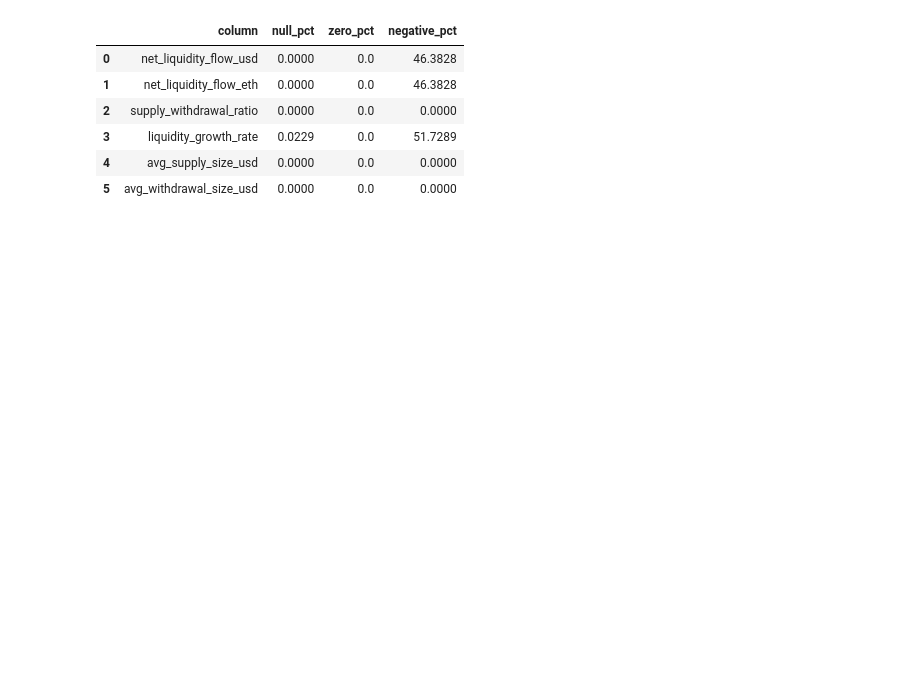
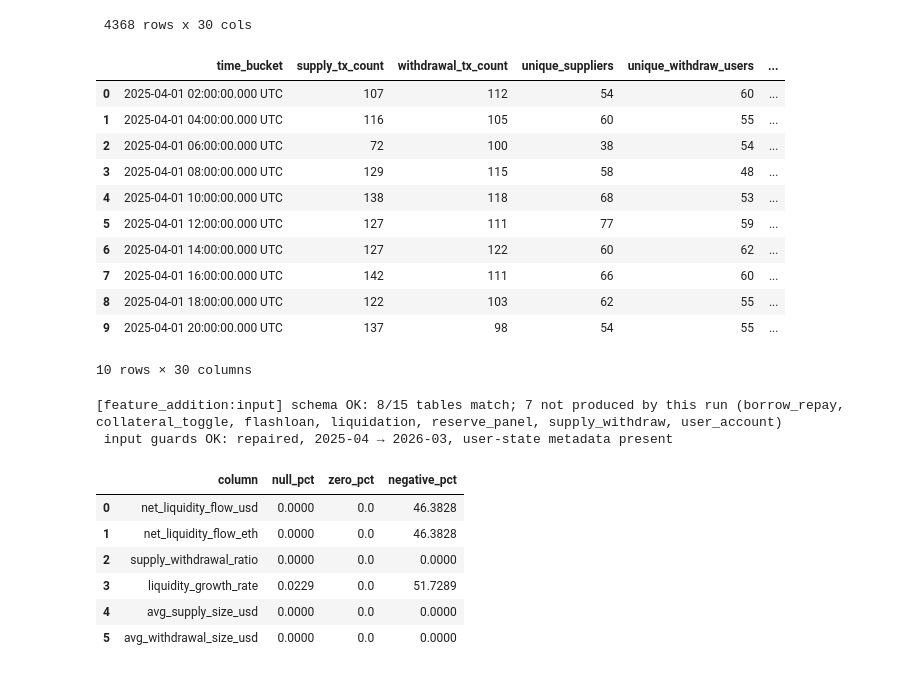
Before and after one commit to md-arham-ali/AAve_v3.1_Credit_risk_scoring, a Jupyter notebook: notebooks/feature_addition.ipynb, the cells around one changed output. Saved outputs shown, nothing was run; the diff lists cells and outputs as text; code cells hidden in the pictures; blank space fills up the shorter version.

```diff
--- a/notebooks/feature_addition.ipynb
+++ b/notebooks/feature_addition.ipynb
@@ -90,3 +67,59 @@ display(temp_stats[["column", "null_pct", "zero_pct", "negative_pct",]])
+# %%
+DF_common_1     = run.load("DF_common_1")       # asset-level (time_bucket, asset)
+DF_common_final = run.load("DF_common_final_1")   # protocol-level 2h series
+
+# separate sparse-family panels (2h as-is + 24h / 7d rollups) — kept apart from DF_common_*
+df_liq_2h  = run.load("df_liq_2h")
+df_liq_24h = run.load("df_liq_24h")
+df_liq_7d  = run.load("df_liq_7d")
+df_user_account_2h  = run.load("df_user_account_2h")
+df_user_account_24h = run.load("df_user_account_24h")
+df_user_account_7d  = run.load("df_user_account_7d")
+
+print(f" {DF_common_final.shape[0]} rows x {DF_common_final.shape[1]} cols")
+display(DF_common_final.head(PREVIEW_ROWS))
+# %% [output]
+ 4368 rows x 30 cols
+|  | time_bucket | supply_tx_count | withdrawal_tx_count | unique_suppliers | unique_withdraw_users | ... |
+| 0 | 2025-04-01 02:00:00.000 UTC | 107 | 112 | 54 | 60 | ... |
+| 1 | 2025-04-01 04:00:00.000 UTC | 116 | 105 | 60 | 55 | ... |
+| 2 | 2025-04-01 06:00:00.000 UTC | 72 | 100 | 38 | 54 | ... |
+| 3 | 2025-04-01 08:00:00.000 UTC | 129 | 115 | 58 | 48 | ... |
+| 4 | 2025-04-01 10:00:00.000 UTC | 138 | 118 | 68 | 53 | ... |
+| 5 | 2025-04-01 12:00:00.000 UTC | 127 | 111 | 77 | 59 | ... |
+| 6 | 2025-04-01 14:00:00.000 UTC | 127 | 122 | 60 | 62 | ... |
+| 7 | 2025-04-01 16:00:00.000 UTC | 142 | 111 | 66 | 60 | ... |
+| 8 | 2025-04-01 18:00:00.000 UTC | 122 | 103 | 62 | 55 | ... |
+| 9 | 2025-04-01 20:00:00.000 UTC | 137 | 98 | 54 | 55 | ... |
+10 rows × 30 columns
+# %%
+# ── input guards (ERR-15): refuse a stale / unrepaired / wrong-window transform export ──
+# Structure first: every frame must still have the columns transform.ipynb promised. This is
+# a separate process from the one that wrote them (papermill, own kernel, files read fresh
+# off disk), so it is a real boundary re-check, not the same in-memory guarantee replayed.
+sc.check_frames({
+    "DF_common_1": DF_common_1, "DF_common_final_1": DF_common_final,
+    "df_liq_2h": df_liq_2h, "df_liq_24h": df_liq_24h, "df_liq_7d": df_liq_7d,
+    "df_user_account_2h": df_user_account_2h,
+    "df_user_account_24h": df_user_account_24h, "df_user_account_7d": df_user_account_7d,
+}, TRANSFORM_SCHEMAS, stage="feature_addition:input")
+
+_event_cols = [c for c in DF_common_final.columns if c != "time_bucket"]
+assert DF_common_final[_event_cols].notna().all().all(), \
+    "unrepaired export: nulls in event columns — re-run transform.ipynb export cell"
+# The trim check is now window-relative. It used to be `max() < "2026-03-31"`, a literal that
+# is vacuously true on any earlier timeline — the guard would silently stop testing anything
+# the moment BATCH moved. The frame must cover exactly the window it was filed under; the
+# trim itself is asserted upstream in transform.ipynb, against the oracle cutoff that defines
+# it (the only place that value is actually known).
+assert tf.month_span(DF_common_final) == run.span, \
+    f"wrong window: frame covers {tf.month_span(DF_common_final)}, batch is {run.span}"
+assert "user_state_observed" in df_user_account_24h.columns, \
+    "user-state audit metadata missing (ERR-17) — re-run transform.ipynb"
+print(f" input guards OK: repaired, {tf.span_label(run.span)}, user-state metadata present")
+# %% [output]
+[feature_addition:input] schema OK: 8/15 tables match; 7 not produced by this run (borrow_repay, collateral_toggle, flashloan, liquidation, reserve_panel, supply_withdraw, user_account)
+ input guards OK: repaired, 2025-04 → 2026-03, user-state metadata present
 # %%
 # additional liquidity metrics
 
```
Also changed, not shown: parts of 19 cells of this notebook, 37 other files.
